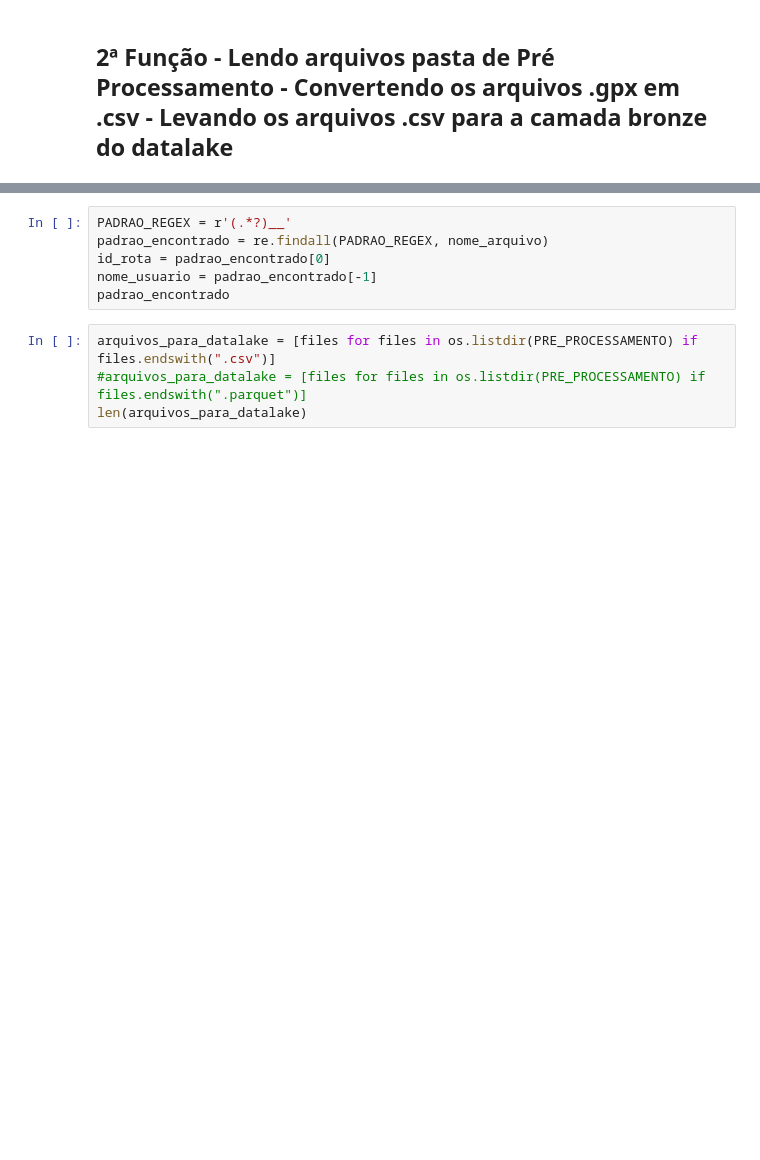
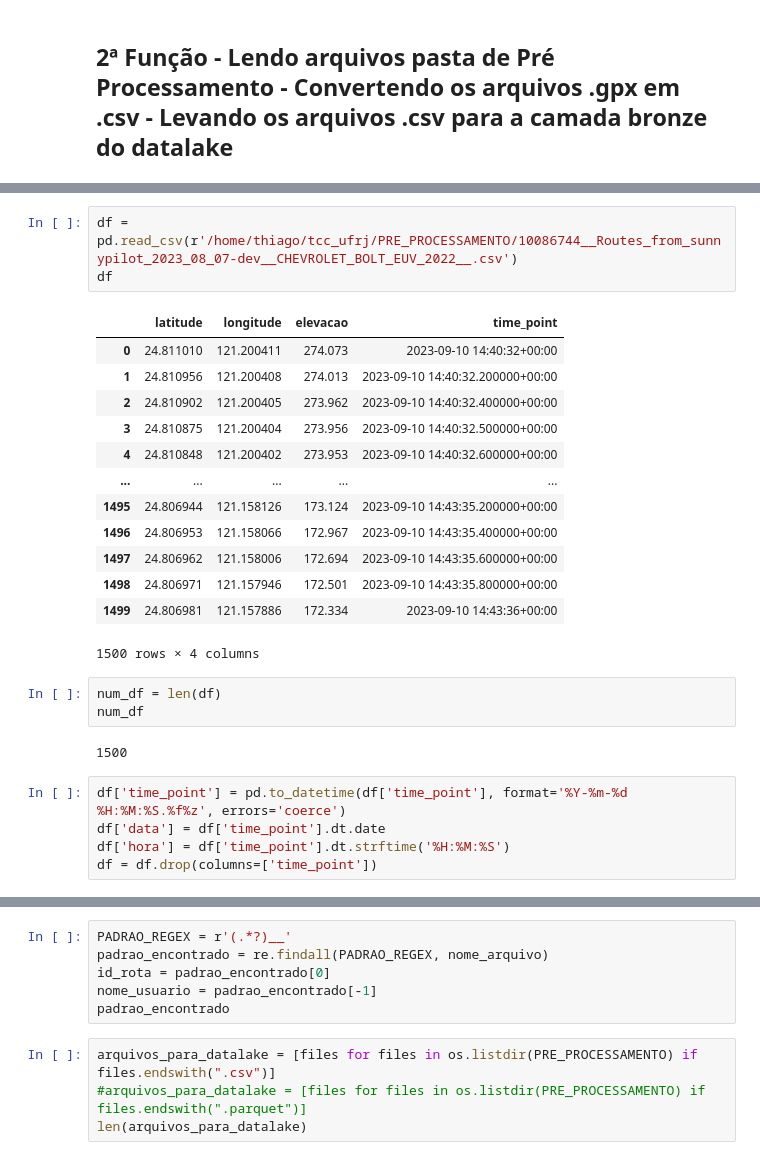
Before and after one commit to ThigaoRibeiro/tcc-ufrj-pipeline, a Jupyter notebook: Teste_WebScraping_OpenStreetMap.ipynb, the cells around one changed output, grey strips where cells are left out. Saved outputs shown, nothing was run; the diff lists cells and outputs as text; blank space fills up the shorter version.

```diff
--- a/Teste_WebScraping_OpenStreetMap.ipynb
+++ b/Teste_WebScraping_OpenStreetMap.ipynb
@@ -240,0 +324,27 @@ for arquivo_para_pre_processamento in arquivos_para_pre_processamento:
+# %%
+df = pd.read_csv(r'/home/thiago/tcc_ufrj/PRE_PROCESSAMENTO/10086744__Routes_from_sunnypilot_2023_08_07-dev__CHEVROLET_BOLT_EUV_2022__.csv')
+df
+# %% [output]
+|  | latitude | longitude | elevacao | time_point |
+| 0 | 24.811010 | 121.200411 | 274.073 | 2023-09-10 14:40:32+00:00 |
+| 1 | 24.810956 | 121.200408 | 274.013 | 2023-09-10 14:40:32.200000+00:00 |
+| 2 | 24.810902 | 121.200405 | 273.962 | 2023-09-10 14:40:32.400000+00:00 |
+| 3 | 24.810875 | 121.200404 | 273.956 | 2023-09-10 14:40:32.500000+00:00 |
+| 4 | 24.810848 | 121.200402 | 273.953 | 2023-09-10 14:40:32.600000+00:00 |
+| ... | ... | ... | ... | ... |
+| 1495 | 24.806944 | 121.158126 | 173.124 | 2023-09-10 14:43:35.200000+00:00 |
+| 1496 | 24.806953 | 121.158066 | 172.967 | 2023-09-10 14:43:35.400000+00:00 |
+| 1497 | 24.806962 | 121.158006 | 172.694 | 2023-09-10 14:43:35.600000+00:00 |
+| 1498 | 24.806971 | 121.157946 | 172.501 | 2023-09-10 14:43:35.800000+00:00 |
+| 1499 | 24.806981 | 121.157886 | 172.334 | 2023-09-10 14:43:36+00:00 |
+1500 rows × 4 columns
+# %%
+num_df = len(df)
+num_df
+# %% [output]
+1500
+# %%
+df['time_point'] = pd.to_datetime(df['time_point'], format='%Y-%m-%d %H:%M:%S.%f%z', errors='coerce')
+df['data'] = df['time_point'].dt.date
+df['hora'] = df['time_point'].dt.strftime('%H:%M:%S')
+df = df.drop(columns=['time_point'])
```
Also changed, not shown: parts of 33 cells of this notebook, 21 other files.
